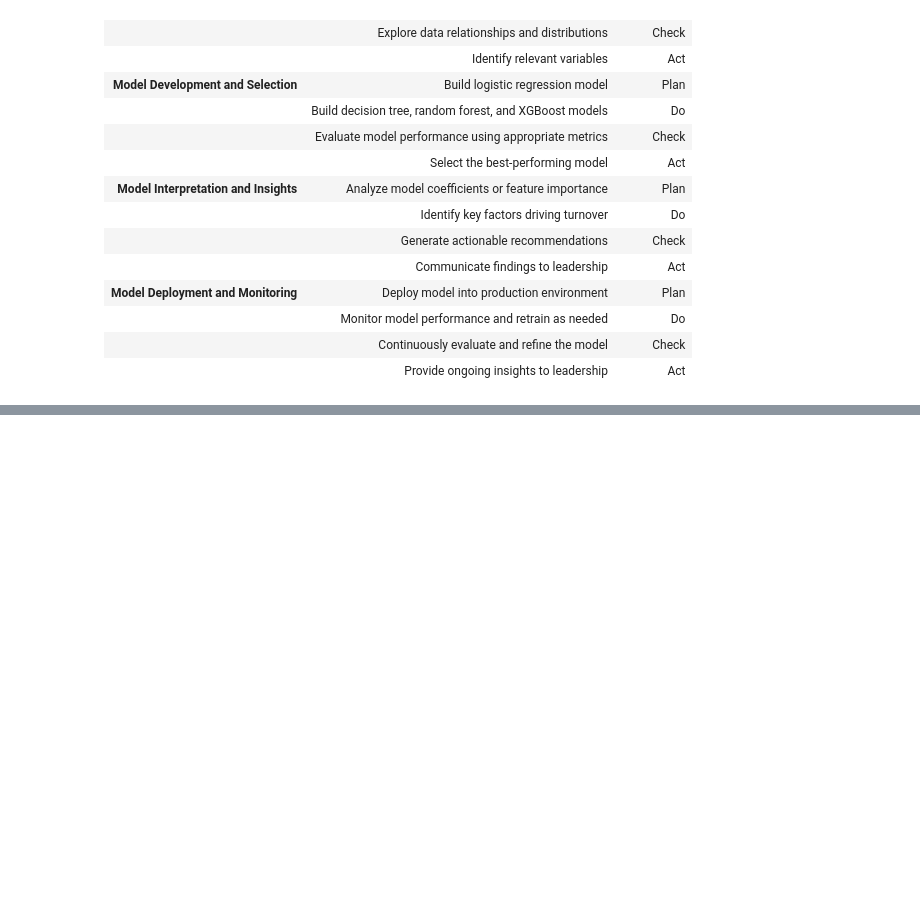
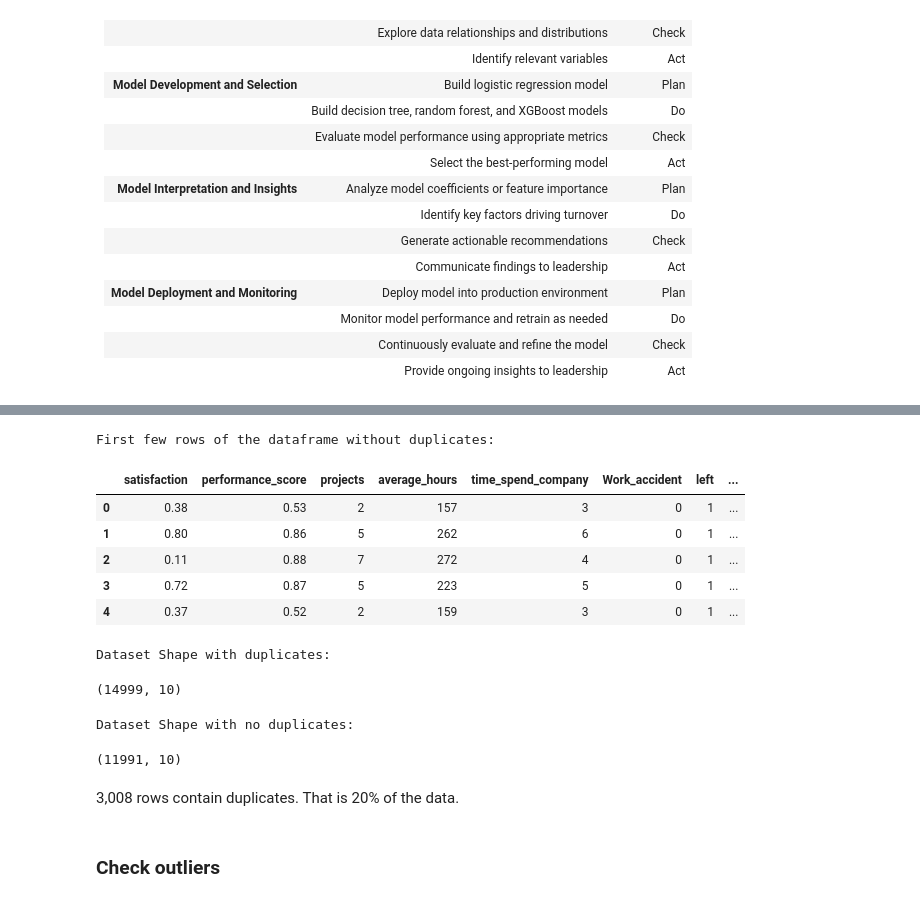
Before and after one commit to ajeronimoguerra/Case-Study-in-R---Amazon-BestBookselling-09-22, a Jupyter notebook: high-employee-turnover-rate.ipynb, the cells around one changed output, grey strips where cells are left out. Saved outputs shown, nothing was run; the diff lists cells and outputs as text; code cells hidden in the pictures; blank space fills up the shorter version.

```diff
--- a/high-employee-turnover-rate.ipynb
+++ b/high-employee-turnover-rate.ipynb
@@ -112,0 +250,31 @@ Based on the data, we can explore the following relationships and hypotheses:
+# %%
+# Drop duplicates and save resulting dataframe in a new variable as needed
+df0_no_duplicates = df0.drop_duplicates(keep='first')
+
+# Display first few rows of new dataframe as needed
+print("First few rows of the dataframe without duplicates:")
+df0_no_duplicates.head()
+# %% [output]
+First few rows of the dataframe without duplicates:
+|  | satisfaction | performance_score | projects | average_hours | time_spend_company | Work_accident | left | ... |
+| 0 | 0.38 | 0.53 | 2 | 157 | 3 | 0 | 1 | ... |
+| 1 | 0.80 | 0.86 | 5 | 262 | 6 | 0 | 1 | ... |
+| 2 | 0.11 | 0.88 | 7 | 272 | 4 | 0 | 1 | ... |
+| 3 | 0.72 | 0.87 | 5 | 223 | 5 | 0 | 1 | ... |
+| 4 | 0.37 | 0.52 | 2 | 159 | 3 | 0 | 1 | ... |
+# %%
+print("Dataset Shape with duplicates:")
+df0.shape
+# %% [output]
+Dataset Shape with duplicates:
+(14999, 10)
+# %%
+print("Dataset Shape with no duplicates:")
+df0_no_duplicates.shape
+# %% [output]
+Dataset Shape with no duplicates:
+(11991, 10)
+# %% [markdown]
+3,008 rows contain duplicates. That is 20% of the data.
+# %% [markdown]
+### Check outliers
```
Also changed, not shown: parts of 18 cells of this notebook.
